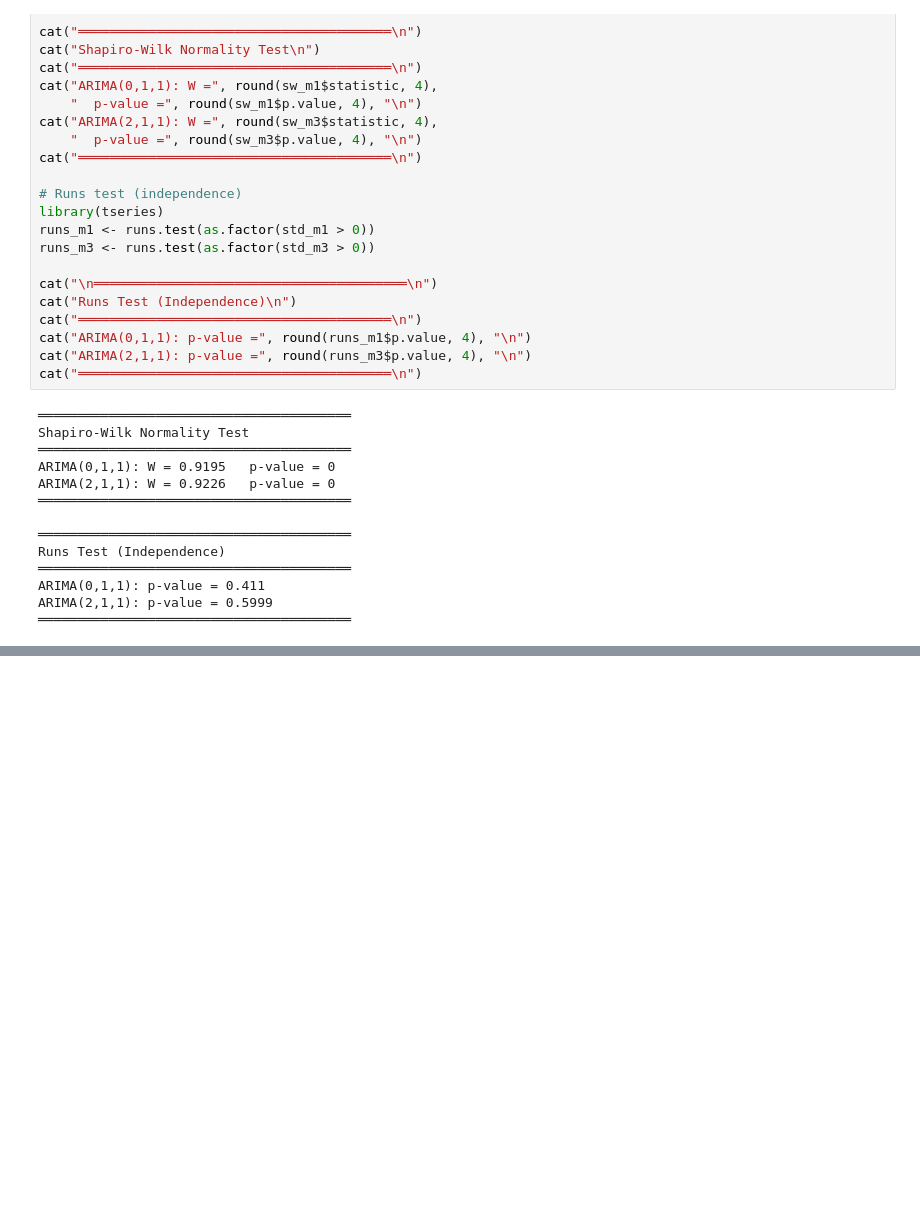
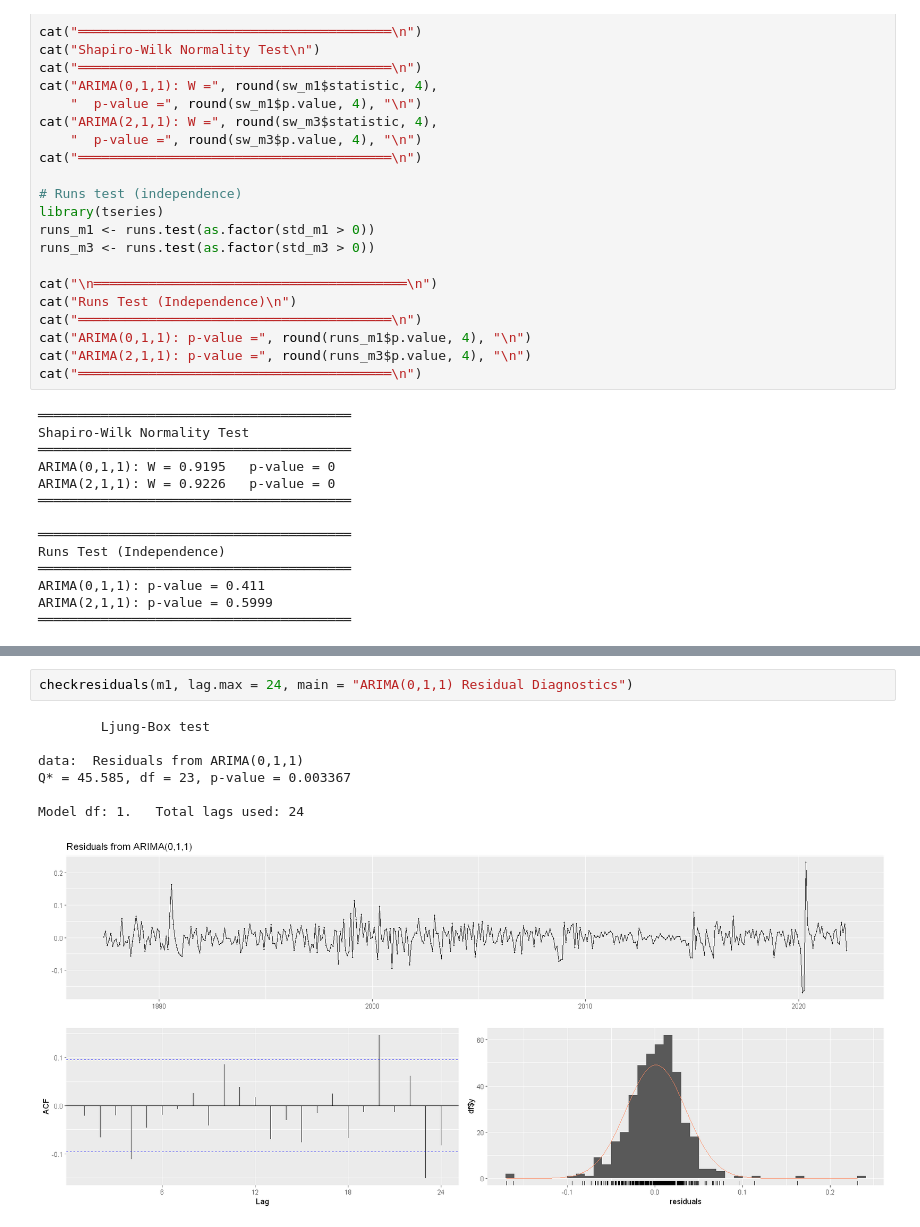
Before and after one commit to AfafKhadraoui/-Brent-Crude-Oil-Time-Series-Forecasting, a Jupyter notebook: Individual_project_Afaf_Khadraoui_G10.ipynb, the cells around one changed output, grey strips where cells are left out. Saved outputs shown, nothing was run; the diff lists cells and outputs as text; blank space fills up the shorter version.

```diff
--- a/Individual_project_Afaf_Khadraoui_G10.ipynb
+++ b/Individual_project_Afaf_Khadraoui_G10.ipynb
@@ -1116,0 +1197,10 @@ no systematic runs pattern and can be considered independent
+# %%
+checkresiduals(m1, lag.max = 24, main = "ARIMA(0,1,1) Residual Diagnostics")
+# %% [output]
+        Ljung-Box test
+
+data:  Residuals from ARIMA(0,1,1)
+Q* = 45.585, df = 23, p-value = 0.003367
+
+Model df: 1.   Total lags used: 24
+[figure, added]
```
Also changed, not shown: parts of 21 cells of this notebook.
